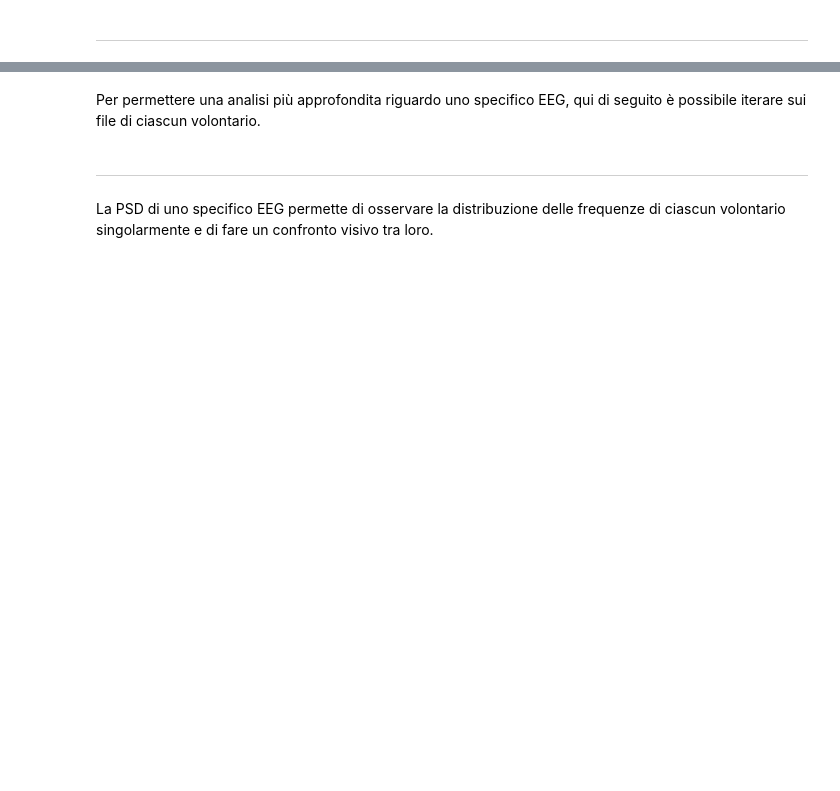
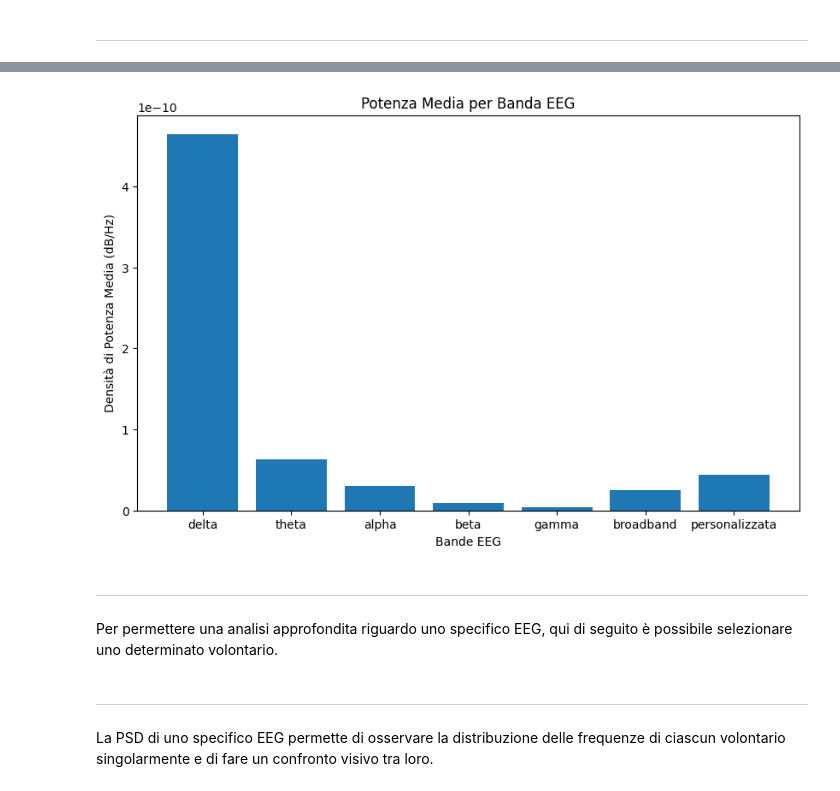
Before and after one commit to Cipe96/EEG-Recognition, a Jupyter notebook: Analisi_Dataset.ipynb, the cells around one changed output, grey strips where cells are left out. Cells and saved outputs as stored; diff of their text form; code cells hidden in the pictures; blank space fills up the shorter version.

```diff
--- a/Analisi_Dataset.ipynb
+++ b/Analisi_Dataset.ipynb
@@ -263,5 +258,29 @@ plt.show()
+# %%
+# Esempio per calcolare e visualizzare la potenza media per bande
+bande = {'delta': (0.5, 4), 'theta': (4, 8), 'alpha': (8, 13), 'beta': (13, 30), 'gamma': (30, 40), 'broadband': (1, fmax), 'personalizzata': (1, 40)}
+
+potenza_bande = {}
+for banda, limiti in bande.items():
+    # Seleziona le frequenze all'interno della banda
+    indici_frequenze = (psd_frequenze >= limiti[0]) & (psd_frequenze <= limiti[1])
+
+    # Calcola la potenza media per la banda su tutti i canali
+    # .mean(axis=1) calcola la media lungo la dimensione delle frequenze (axis=1)
+    # .mean() calcola la media su tutti i canali
+    potenza_bande[banda] = np.mean(psd_media[:, indici_frequenze].mean(axis=1))
+
+plt.figure(figsize=(10, 6))
+plt.bar(potenza_bande.keys(), potenza_bande.values())
+plt.xlabel('Bande EEG')
+plt.ylabel('Densità di Potenza Media (dB/Hz)')
+plt.title('Potenza Media per Banda EEG')
+plt.show()
+# %% [output]
+[figure, added]
+# %% [markdown]
+- - - - - - - - - - - - - - - - - - - - - - - - - - - - - - -
 # %% [markdown]
-Per permettere una analisi più approfondita riguardo uno specifico EEG, qui di seguito è possibile iterare sui file di ciascun volontario.
+Per permettere una analisi approfondita riguardo uno specifico EEG, qui di seguito è possibile selezionare uno determinato volontario.
 # %%
 #@title Seleziona il volontario per cui vuoi effettuare ulteriori analisi
 #@markdown Inserisci il numero del volontario (1-109):
```
Also changed, not shown: parts of 36 cells of this notebook.
